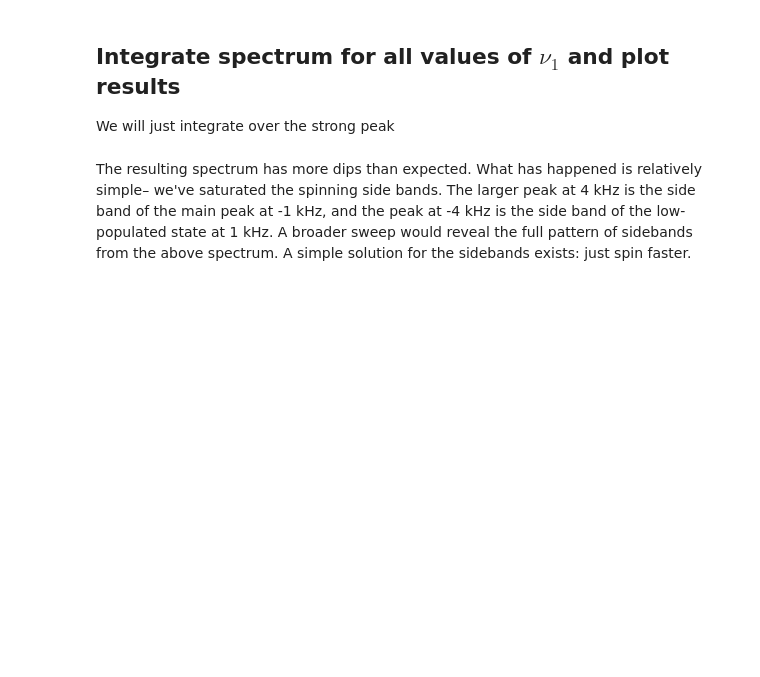
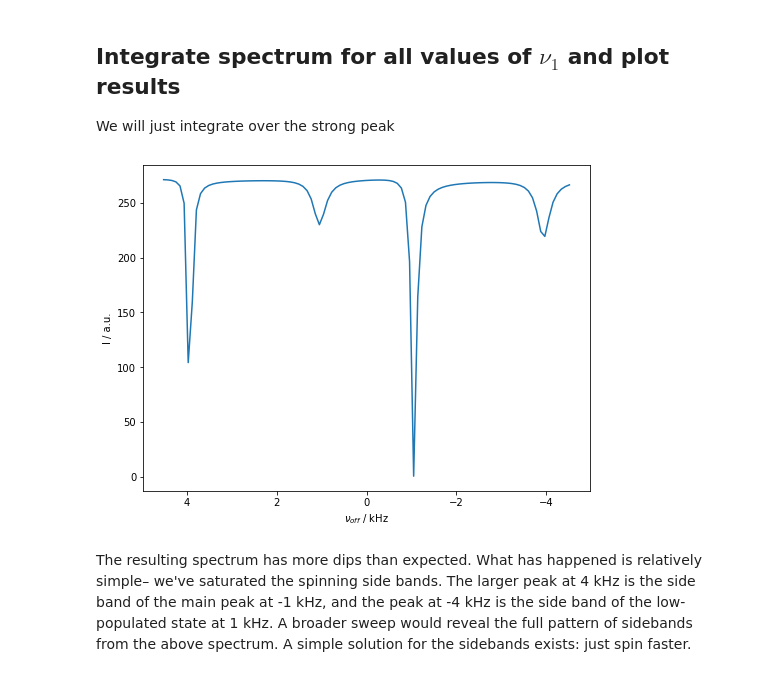
Before and after one commit to alsinmr/ConferenceExamples, a Jupyter notebook: GNMR2023/CEST.ipynb, the cells around one changed output. Saved outputs shown, nothing was run; the diff lists cells and outputs as text; code cells hidden in the pictures; blank space fills up the shorter version.

```diff
--- a/GNMR2023/CEST.ipynb
+++ b/GNMR2023/CEST.ipynb
@@ -243,11 +250,14 @@ We will just integrate over the strong peak
 # %%
 spec=np.array(spec)   #Convert to a numpy array
 I=spec[:,400:620].sum(1)  #Integrate over the main peak
 
 ax=plt.subplots()[1]
 ax.plot(voff0/1e3,I)
 ax.set_xlabel(r'$\nu_{off}$ / kHz')
 ax.set_ylabel('I / a.u.')
 ax.invert_xaxis()
+ax.figure.set_size_inches(8,6)
+# %% [output]
+[figure, added]
 # %% [markdown]
 The resulting spectrum has more dips than expected. What has happened is relatively simple– we've saturated the spinning side bands. The larger peak at 4 kHz is the side band of the main peak at -1 kHz, and the peak at -4 kHz is the side band of the low-populated state at 1 kHz. A broader sweep would reveal the full pattern of sidebands from the above spectrum. A simple solution for the sidebands exists: just spin faster.
```
Also changed, not shown: parts of 3 cells of this notebook.
